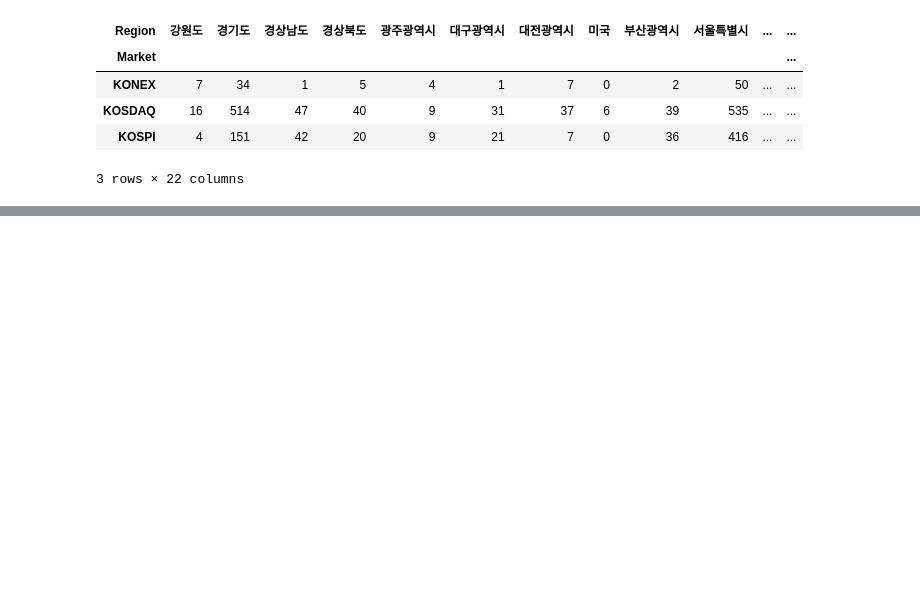
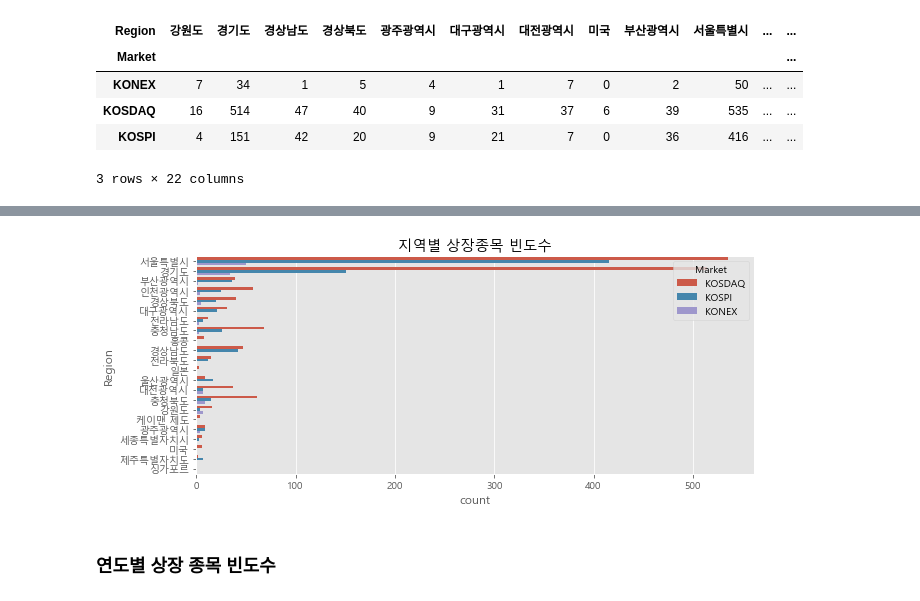
Before and after one commit to ParkSuJeong74/credit_ML, a Jupyter notebook: KRX/KRX_Freq.ipynb, the cells around one changed output, grey strips where cells are left out. Saved outputs shown, nothing was run; the diff lists cells and outputs as text; code cells hidden in the pictures; blank space fills up the shorter version.

```diff
--- a/KRX/KRX_Freq.ipynb
+++ b/KRX/KRX_Freq.ipynb
@@ -382,0 +389,8 @@ sns.countplot()
+# %%
+plt.figure(figsize=(10,4))
+# 변수에 넣어주면 log 출력안됨
+g=sns.countplot(data=df, y="Region", hue="Market").set_title("지역별 상장종목 빈도수")
+# %% [output]
+[figure, added]
+# %% [markdown]
+### 연도별 상장 종목 빈도수
```
Also changed, not shown: parts of 20 cells of this notebook, 1 other file.
